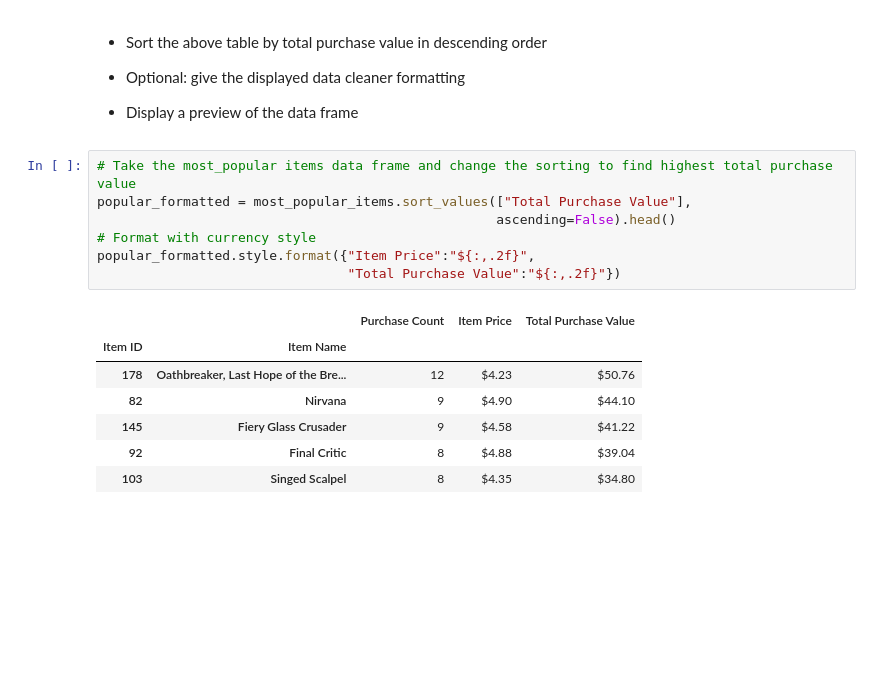
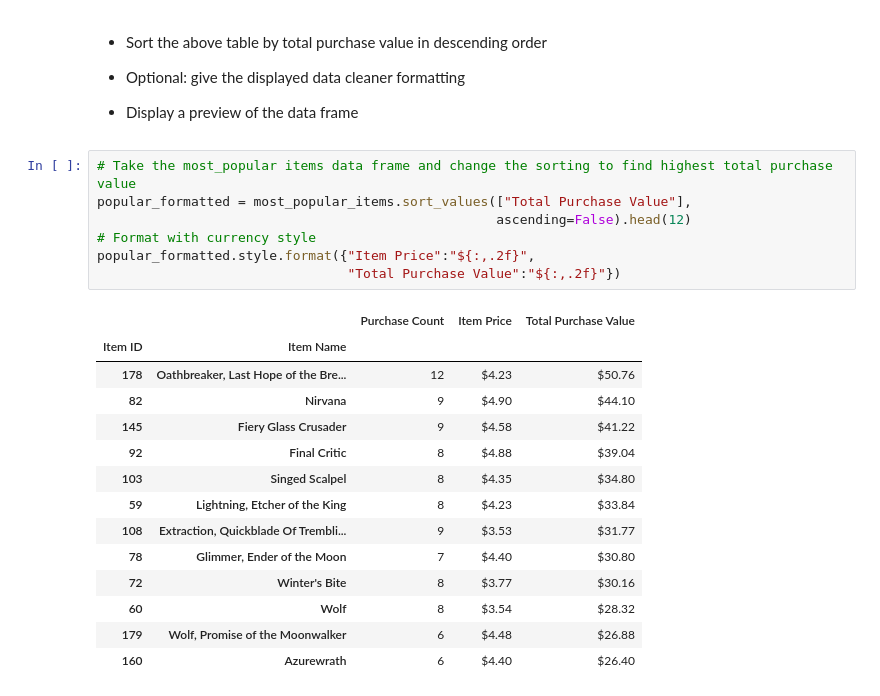
Before and after one commit to mixo47/pandas-challenge, a Jupyter notebook: HeroesOfPymoli/HeroesOfPymoli_starter.ipynb, the cells around one changed output. Drawn from its saved outputs; the diff is of its cells as text; blank space fills up the shorter version.

```diff
--- a/HeroesOfPymoli/HeroesOfPymoli_starter.ipynb
+++ b/HeroesOfPymoli/HeroesOfPymoli_starter.ipynb
@@ -354,15 +369,22 @@ popular_formatted.style.format({"Item Price":"${:,.2f}",
 # %%
 # Take the most_popular items data frame and change the sorting to find highest total purchase value
 popular_formatted = most_popular_items.sort_values(["Total Purchase Value"],
-                                                   ascending=False).head()
+                                                   ascending=False).head(12)
 # Format with currency style
 popular_formatted.style.format({"Item Price":"${:,.2f}",
                                 "Total Purchase Value":"${:,.2f}"})
 # %% [output]
 |  |  | Purchase Count | Item Price | Total Purchase Value |
 | Item ID | Item Name |  |  |  |
 | 178 | Oathbreaker, Last Hope of the Bre... | 12 | $4.23 | $50.76 |
 | 82 | Nirvana | 9 | $4.90 | $44.10 |
 | 145 | Fiery Glass Crusader | 9 | $4.58 | $41.22 |
 | 92 | Final Critic | 8 | $4.88 | $39.04 |
 | 103 | Singed Scalpel | 8 | $4.35 | $34.80 |
+| 59 | Lightning, Etcher of the King | 8 | $4.23 | $33.84 |
+| 108 | Extraction, Quickblade Of Trembli... | 9 | $3.53 | $31.77 |
+| 78 | Glimmer, Ender of the Moon | 7 | $4.40 | $30.80 |
+| 72 | Winter's Bite | 8 | $3.77 | $30.16 |
+| 60 | Wolf | 8 | $3.54 | $28.32 |
+| 179 | Wolf, Promise of the Moonwalker | 6 | $4.48 | $26.88 |
+| 160 | Azurewrath | 6 | $4.40 | $26.40 |
```
Also changed, not shown: parts of 5 cells of this notebook.
